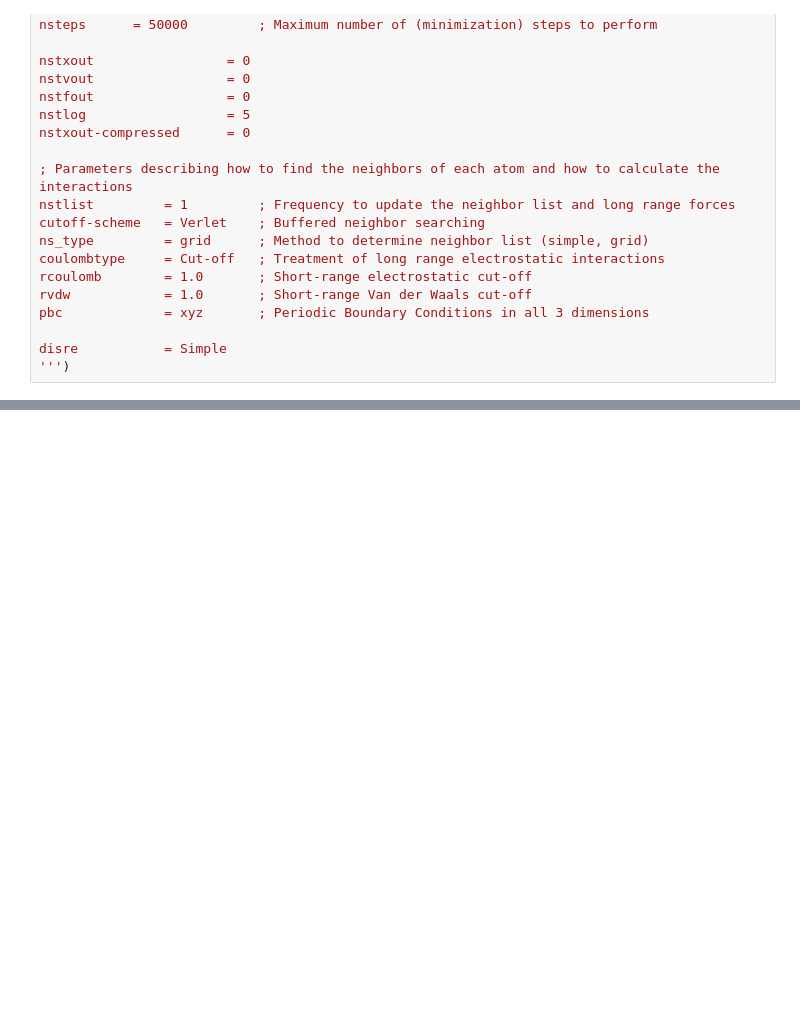
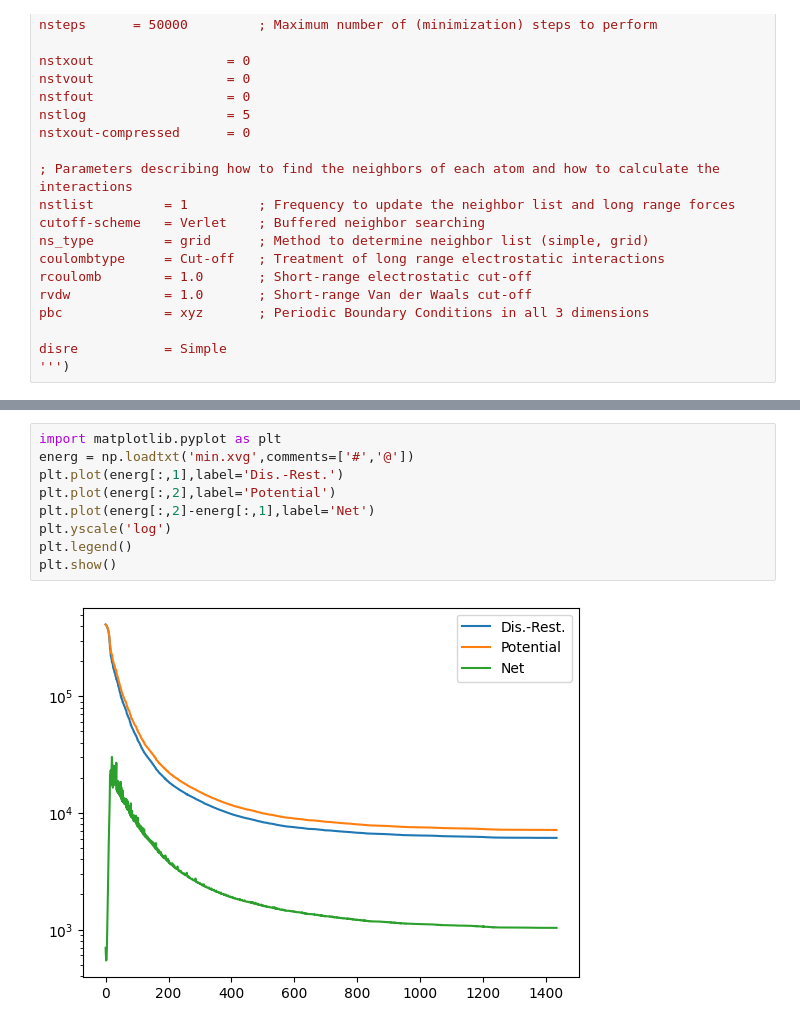
Before and after one commit to ljocha/ASMSA, a Jupyter notebook: reconstruct.ipynb, the cells around one changed output, grey strips where cells are left out. Drawn from its saved outputs; the diff is of its cells as text; blank space fills up the shorter version.

```diff
--- a/reconstruct.ipynb
+++ b/reconstruct.ipynb
@@ -148,0 +397,11 @@ v
+# %%
+import matplotlib.pyplot as plt
+energ = np.loadtxt('min.xvg',comments=['#','@'])
+plt.plot(energ[:,1],label='Dis.-Rest.')
+plt.plot(energ[:,2],label='Potential')
+plt.plot(energ[:,2]-energ[:,1],label='Net')
+plt.yscale('log')
+plt.legend()
+plt.show()
+# %% [output]
+[figure, added]
```
Also changed, not shown: parts of 12 cells of this notebook, 1 other file.
